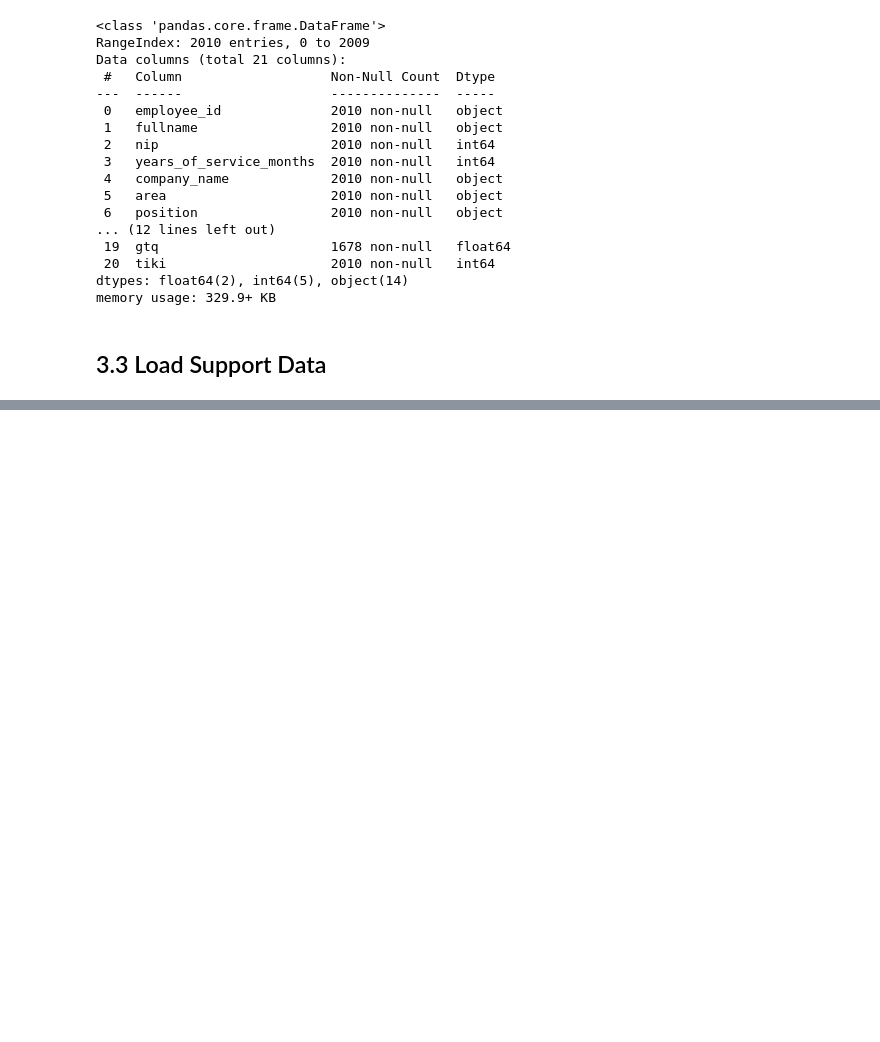
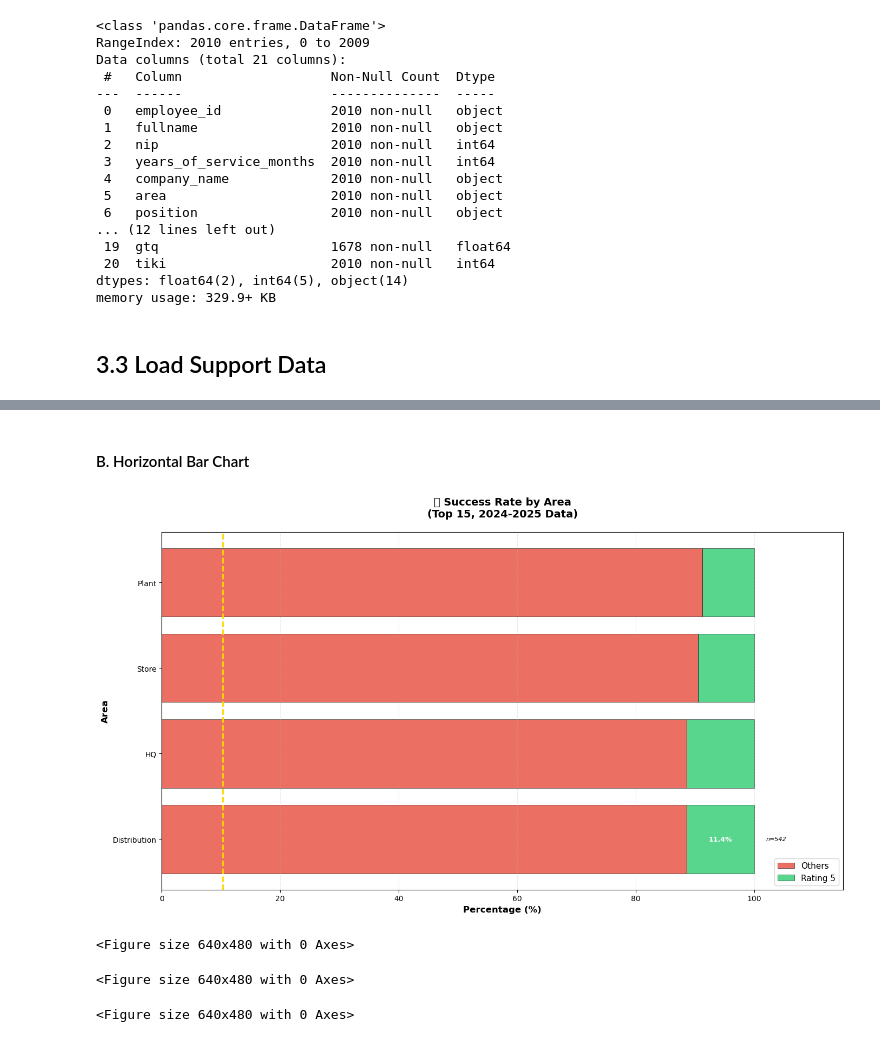
Before and after one commit to nnovallll/hr-case-aulia-afriza, a Jupyter notebook: notebooks/analysis.ipynb, the cells around one changed output, grey strips where cells are left out. Drawn from its saved outputs; the diff is of its cells as text; code cells hidden in the pictures; blank space fills up the shorter version.

```diff
--- a/notebooks/analysis.ipynb
+++ b/notebooks/analysis.ipynb
@@ -344,0 +924,6 @@ SELECT
+# %%
+# Categorical variables to explore
+categorical_vars = ['departement_name', 'position', 'grade', 'education', 'area']
+
+# Store insights for summary
+insights_summary = []
@@ -344,0 +1015,51 @@ SELECT
+# %% [markdown]
+#### B. Horizontal Bar Chart
+# %%
+fig, ax = plt.subplots(figsize=(14, 8))
+
+# Prepare data (top 15)
+top15 = analysis_df_sorted.head(15)
+
+# Create stacked bar chart
+x_pos = np.arange(len(top15))
+
+# Plot bars
+p1 = ax.barh(x_pos, top15['Others_Pct'], color='#e74c3c', alpha=0.8,
+                 label='Others', edgecolor='black', linewidth=0.5)
+p2 = ax.barh(x_pos, top15['Rating_5_Pct'], left=top15['Others_Pct'],
+                 color='#2ecc71', alpha=0.8, label='Rating 5',
+                 edgecolor='black', linewidth=0.5)
+
+# Add percentage labels
+for i, (idx, row) in enumerate(top15.iterrows()):
+    # Rating 5 label
+    if row['Rating_5_Pct'] > 3:  # Only show if > 3%
+        ax.text(row['Others_Pct'] + row['Rating_5_Pct']/2, i,
+                    f"{row['Rating_5_Pct']:.1f}%",
+                    ha='center', va='center', fontweight='bold',
+                    fontsize=9, color='white')
+
+        # Total count label (right side)
+        ax.text(102, i, f"n={row['Total']:.0f}",
+                ha='left', va='center', fontsize=8, style='italic')
+
+    # Styling
+    ax.set_yticks(x_pos)
+    ax.set_yticklabels(top15.index, fontsize=10)
+    ax.set_xlabel('Percentage (%)', fontsize=12, fontweight='bold')
+    ax.set_ylabel(var.replace('_', ' ').title(), fontsize=12, fontweight='bold')
+    ax.set_title(f'🎯 Success Rate by {var.replace("_", " ").title()}\n(Top 15, 2024-2025 Data)',
+                 fontweight='bold', fontsize=14, pad=20)
+    ax.legend(loc='lower right', fontsize=11)
+    ax.set_xlim(0, 115)
+    ax.axvline(overall_success_rate, color='gold', linewidth=2,
+               linestyle='--', label=f'Overall Avg: {overall_success_rate:.1f}%')
+    ax.grid(True, alpha=0.3, axis='x', linestyle='--')
+
+    plt.tight_layout()
+    plt.show()
+# %% [output]
+[figure, added]
+<Figure size 640x480 with 0 Axes>
+<Figure size 640x480 with 0 Axes>
+<Figure size 640x480 with 0 Axes>
```
Also changed, not shown: parts of 143 cells of this notebook.
